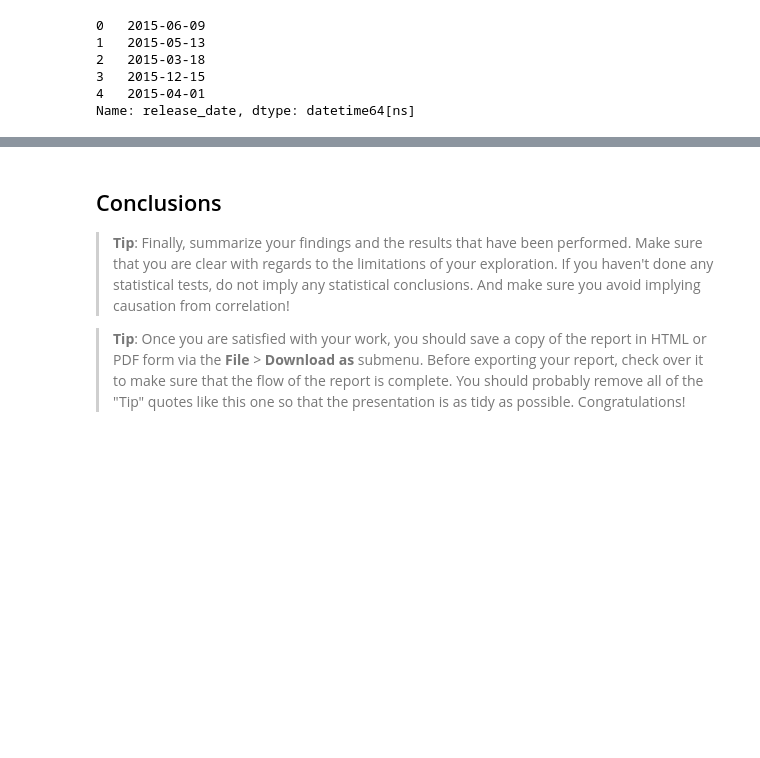
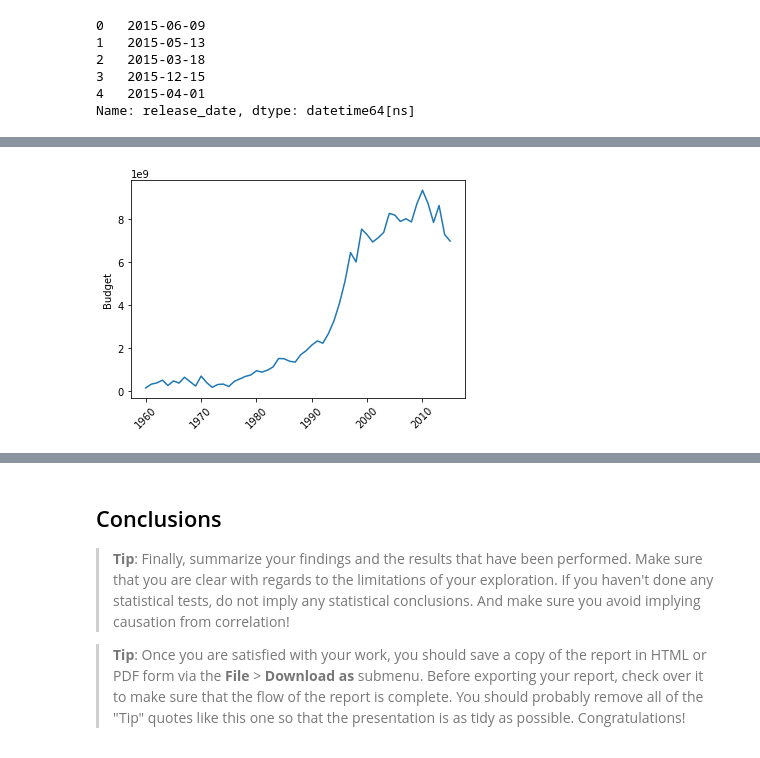
Before and after one commit to EslamAsfour/Investigate-a-Dataset, a Jupyter notebook: investigate-a-dataset-template.ipynb, the cells around one changed output, grey strips where cells are left out. Saved outputs shown, nothing was run; the diff lists cells and outputs as text; code cells hidden in the pictures; blank space fills up the shorter version.

```diff
--- a/investigate-a-dataset-template.ipynb
+++ b/investigate-a-dataset-template.ipynb
@@ -147,0 +163,8 @@ memory usage: 1.4+ MB
+# %%
+fig, ax = plt.subplots()
+ax.plot(df.groupby("release_year")['budget_adj'].sum())
+plt.ylabel("Budget")
+plt.xticks(rotation=45)
+plt.show()
+# %% [output]
+[figure, added]
```
Also changed, not shown: parts of 45 cells of this notebook.
